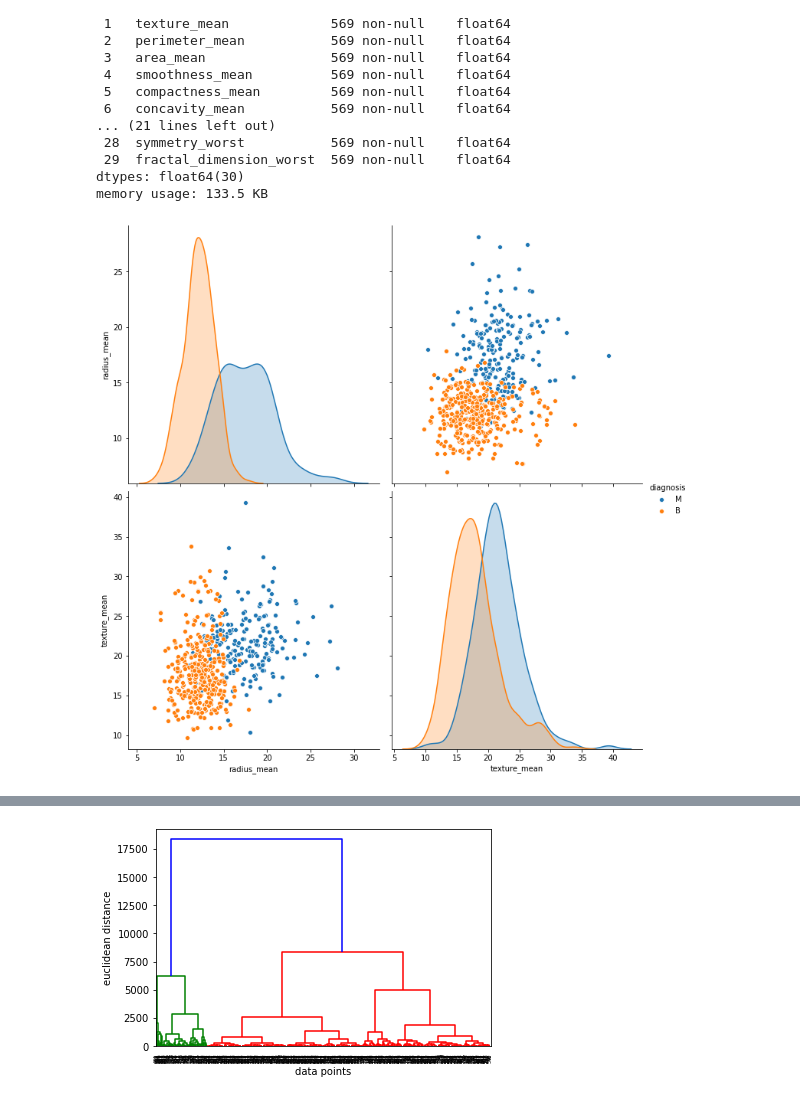
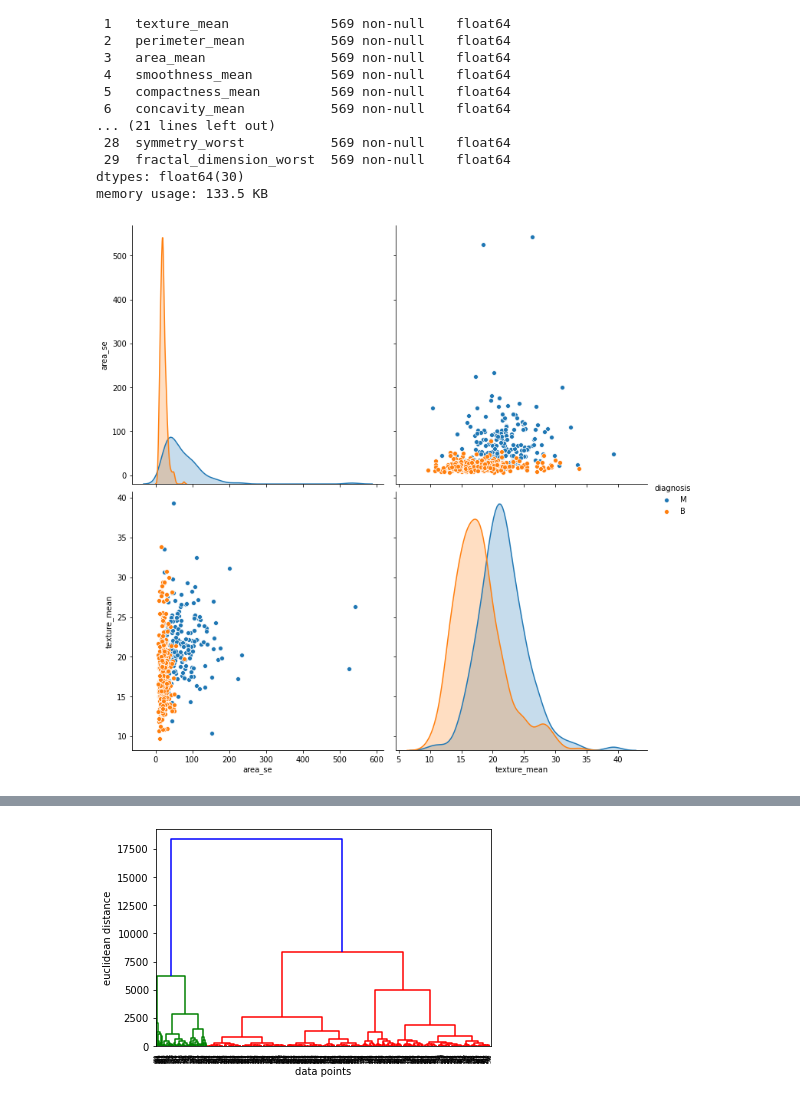
Before and after one commit to cagBRT/Machine-Learning, a Jupyter notebook: HierarchicalClustering4.ipynb, the cells around one changed output, grey strips where cells are left out. Drawn from its saved outputs; the diff is of its cells as text; code cells hidden in the pictures.

```diff
--- a/HierarchicalClustering4.ipynb
+++ b/HierarchicalClustering4.ipynb
@@ -20,6 +34,6 @@ import os
 # %%
 # Read and upload data
-data = pd.read_csv("datasets_180_408_data.csv")
+data = pd.read_csv("breast_cancer_data.csv")
 # %%
 # We don't need id and NaN data.
 data.drop(["Unnamed: 32", "id"], axis = 1, inplace = True)
@@ -71,11 +94,10 @@ dtypes: float64(30)
 memory usage: 133.5 KB
 # %%
 # radius_mean and texture_mean features will be used for clustering. Before clustering process let's check  how our data looks.
-
-sns.pairplot(data.loc[:,['radius_mean','texture_mean', 'diagnosis']], hue = "diagnosis", height = 5)
+sns.pairplot(data.loc[:,['area_se','texture_mean', 'diagnosis']], hue = "diagnosis", height = 5)
 plt.show()
 # %% [output]
-[figure, old version]
+[figure, new version]
 # %%
 # Our data looks like below plot without diagnosis label
 
```
Also changed, not shown: parts of 10 cells of this notebook.
